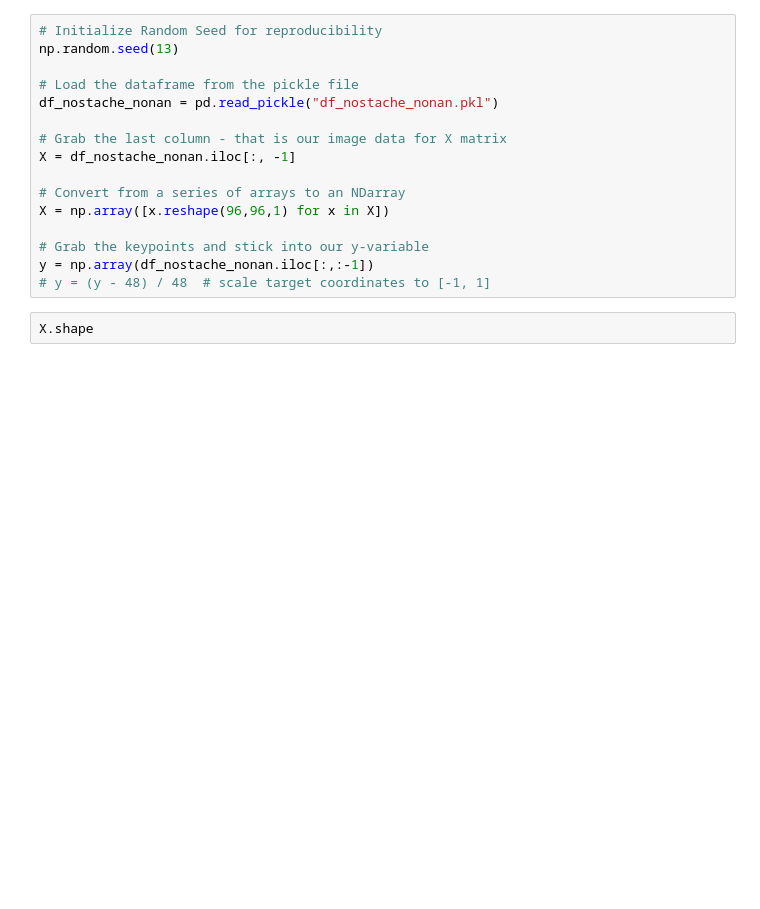
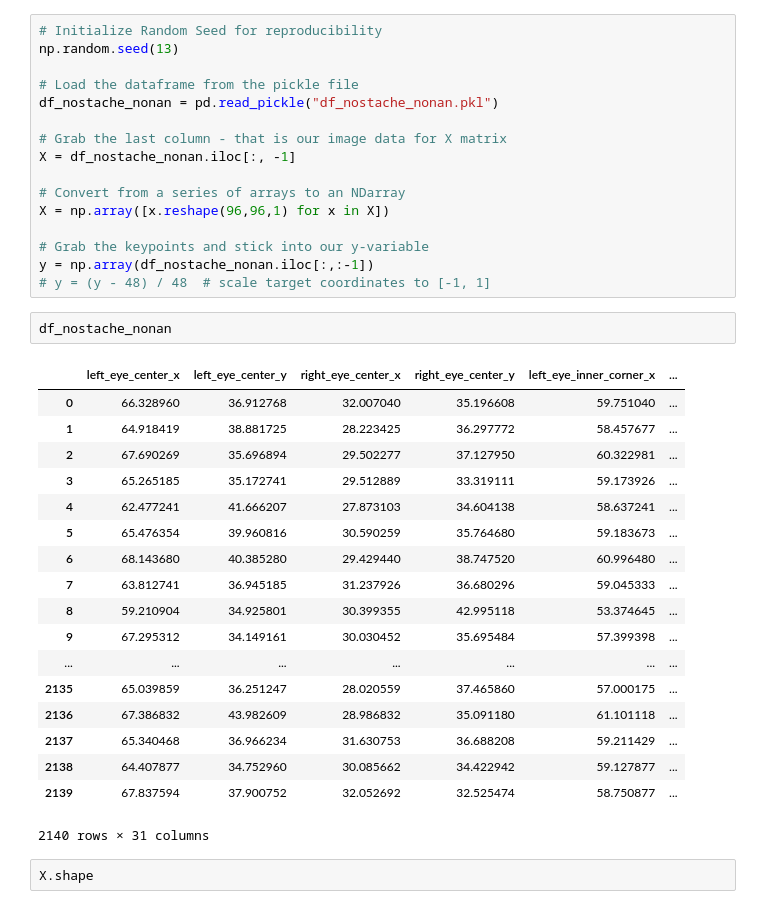
Before and after one commit to tomgoter/w207_finalproject, a Jupyter notebook: cnn_notebook_tpg.ipynb, the cells around one changed output. Cells and saved outputs as stored; diff of their text form; blank space fills up the shorter version.

```diff
--- a/cnn_notebook_tpg.ipynb
+++ b/cnn_notebook_tpg.ipynb
@@ -42,6 +42,27 @@ X = np.array([x.reshape(96,96,1) for x in X])
 # Grab the keypoints and stick into our y-variable
 y = np.array(df_nostache_nonan.iloc[:,:-1])
 # y = (y - 48) / 48  # scale target coordinates to [-1, 1]
+# %%
+df_nostache_nonan
+# %% [output]
+|  | left_eye_center_x | left_eye_center_y | right_eye_center_x | right_eye_center_y | left_eye_inner_corner_x | ... |
+| 0 | 66.328960 | 36.912768 | 32.007040 | 35.196608 | 59.751040 | ... |
+| 1 | 64.918419 | 38.881725 | 28.223425 | 36.297772 | 58.457677 | ... |
+| 2 | 67.690269 | 35.696894 | 29.502277 | 37.127950 | 60.322981 | ... |
+| 3 | 65.265185 | 35.172741 | 29.512889 | 33.319111 | 59.173926 | ... |
+| 4 | 62.477241 | 41.666207 | 27.873103 | 34.604138 | 58.637241 | ... |
+| 5 | 65.476354 | 39.960816 | 30.590259 | 35.764680 | 59.183673 | ... |
+| 6 | 68.143680 | 40.385280 | 29.429440 | 38.747520 | 60.996480 | ... |
+| 7 | 63.812741 | 36.945185 | 31.237926 | 36.680296 | 59.045333 | ... |
+| 8 | 59.210904 | 34.925801 | 30.399355 | 42.995118 | 53.374645 | ... |
+| 9 | 67.295312 | 34.149161 | 30.030452 | 35.695484 | 57.399398 | ... |
+| ... | ... | ... | ... | ... | ... | ... |
+| 2135 | 65.039859 | 36.251247 | 28.020559 | 37.465860 | 57.000175 | ... |
+| 2136 | 67.386832 | 43.982609 | 28.986832 | 35.091180 | 61.101118 | ... |
+| 2137 | 65.340468 | 36.966234 | 31.630753 | 36.688208 | 59.211429 | ... |
+| 2138 | 64.407877 | 34.752960 | 30.085662 | 34.422942 | 59.127877 | ... |
+| 2139 | 67.837594 | 37.900752 | 32.052692 | 32.525474 | 58.750877 | ... |
+2140 rows × 31 columns
 # %%
 X.shape
 # %% [output]
```
Also changed, not shown: parts of 11 cells of this notebook, 37 other files.
